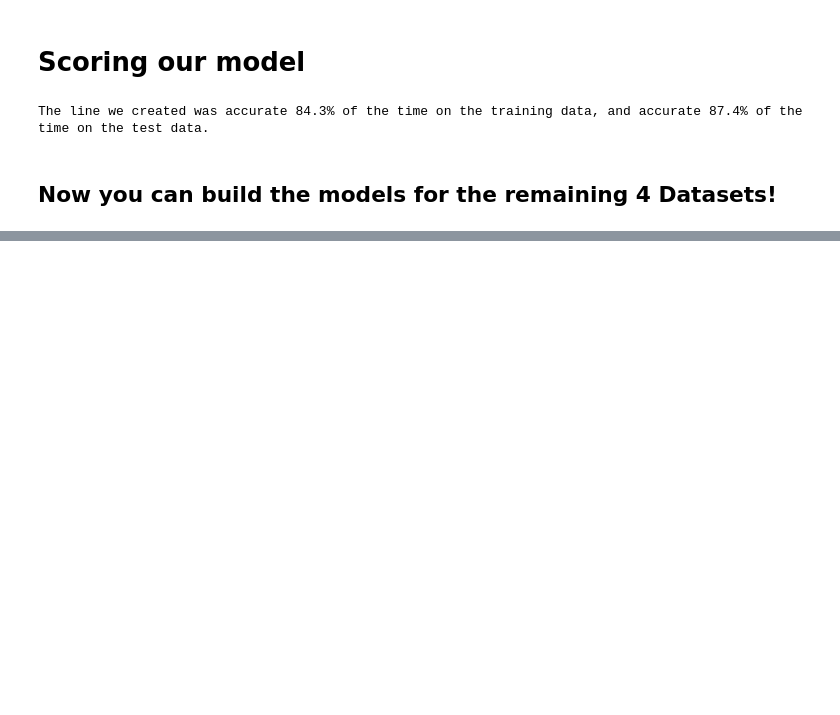
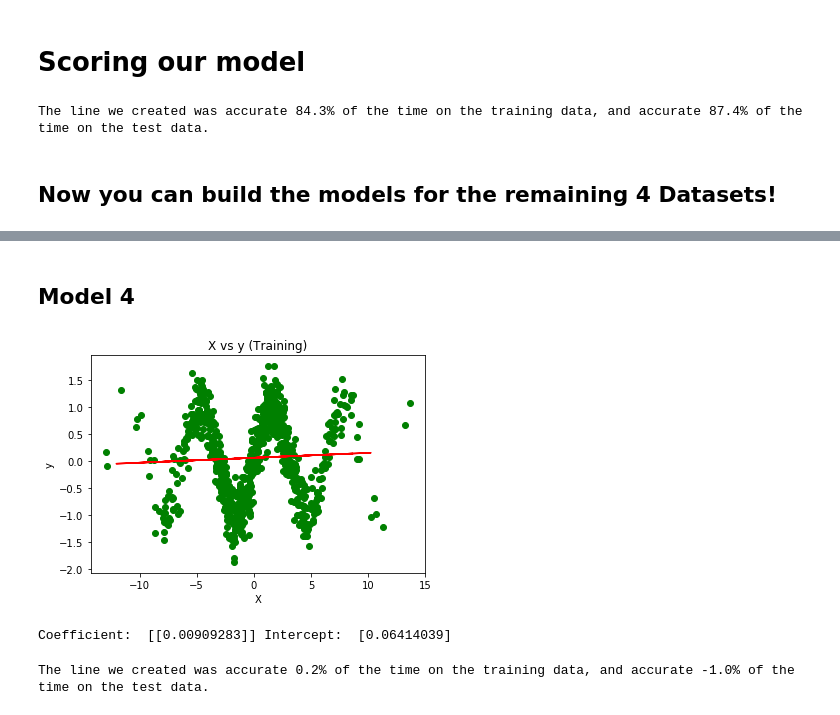
Before and after one commit to timmderrickson/GroupAINotes, a Jupyter notebook: Linear Regression.ipynb, the cells around one changed output, grey strips where cells are left out. Drawn from its saved outputs; the diff is of its cells as text; code cells hidden in the pictures; blank space fills up the shorter version.

```diff
--- a/Linear Regression.ipynb
+++ b/Linear Regression.ipynb
@@ -142,0 +212,17 @@ The line we created was accurate 84.3% of the time on the training data, and acc
+# %% [markdown]
+## Model 4
+# %%
+plt.scatter(X_train4, y_train4, color = 'g')
+plt.plot(X_test4, trained_model4.predict(X_test4), color='r')
+plt.title('X vs y (Training)')
+plt.xlabel('X')
+plt.ylabel('y')
+plt.show()
+print('Coefficient: ', trained_model4.coef_, 'Intercept: ', trained_model4.intercept_)
+# %% [output]
+[figure, added]
+Coefficient:  [[0.00909283]] Intercept:  [0.06414039]
+# %%
+print('The line we created was accurate {0:.1f}% of the time on the training data, and accurate {1:.1f}% of the time on the test data.'.format(trained_model4.score(X_train4, y_train4)*100, trained_model4.score(X_test4, y_test4)*100))
+# %% [output]
+The line we created was accurate 0.2% of the time on the training data, and accurate -1.0% of the time on the test data.
```
Also changed, not shown: parts of 14 cells of this notebook.
